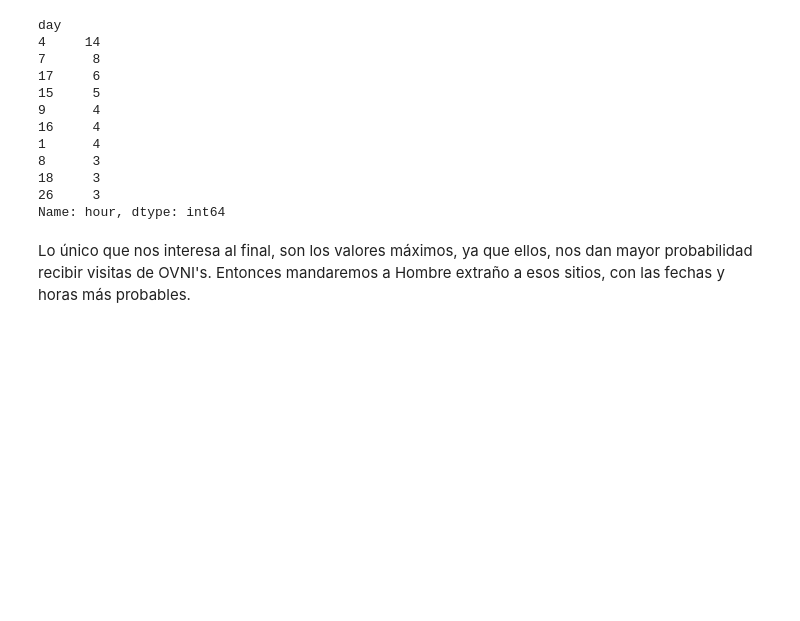
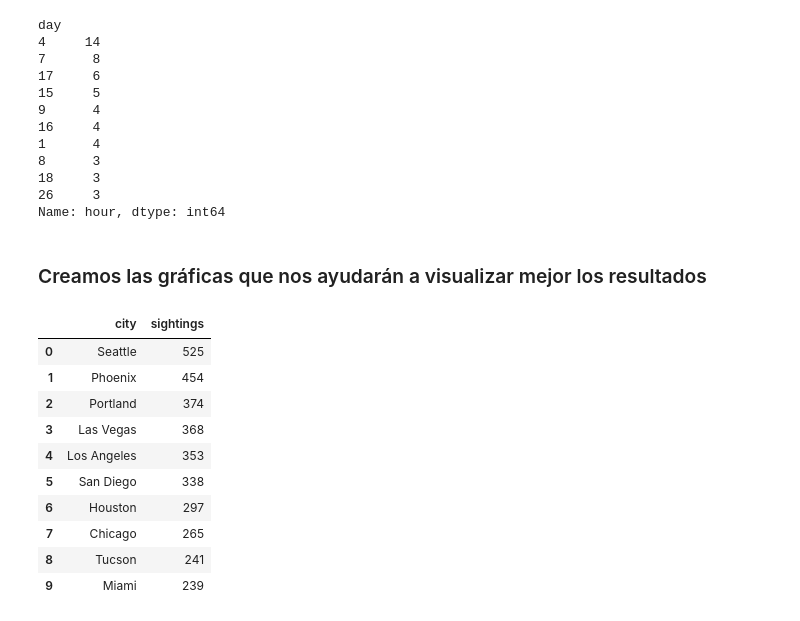
Before and after one commit to DemetrioCN/dataScientist, a Jupyter notebook: The-X-files-problem.ipynb, the cells around one changed output. Saved outputs shown, nothing was run; the diff lists cells and outputs as text; code cells hidden in the pictures; blank space fills up the shorter version.

```diff
--- a/The-X-files-problem.ipynb
+++ b/The-X-files-problem.ipynb
@@ -816,5 +816,5 @@ day
 18     3
 26     3
 Name: hour, dtype: int64
-# %% [markdown]
-Lo único que nos interesa al final, son los valores máximos, ya que ellos, nos dan mayor probabilidad recibir visitas de OVNI's. Entonces mandaremos a Hombre extraño a esos sitios, con las fechas y horas más probables.
+# %% [markdown]
+### Creamos las gráficas que nos ayudarán a visualizar mejor los resultados
@@ -820,0 +829,15 @@ Lo único que nos interesa al final, son los valores máximos, ya que ellos, nos
+# %%
+df_results = pd.DataFrame(results)
+df_results
+# %% [output]
+|  | city | sightings |
+| 0 | Seattle | 525 |
+| 1 | Phoenix | 454 |
+| 2 | Portland | 374 |
+| 3 | Las Vegas | 368 |
+| 4 | Los Angeles | 353 |
+| 5 | San Diego | 338 |
+| 6 | Houston | 297 |
+| 7 | Chicago | 265 |
+| 8 | Tucson | 241 |
+| 9 | Miami | 239 |
```
Also changed, not shown: parts of 13 cells of this notebook.
